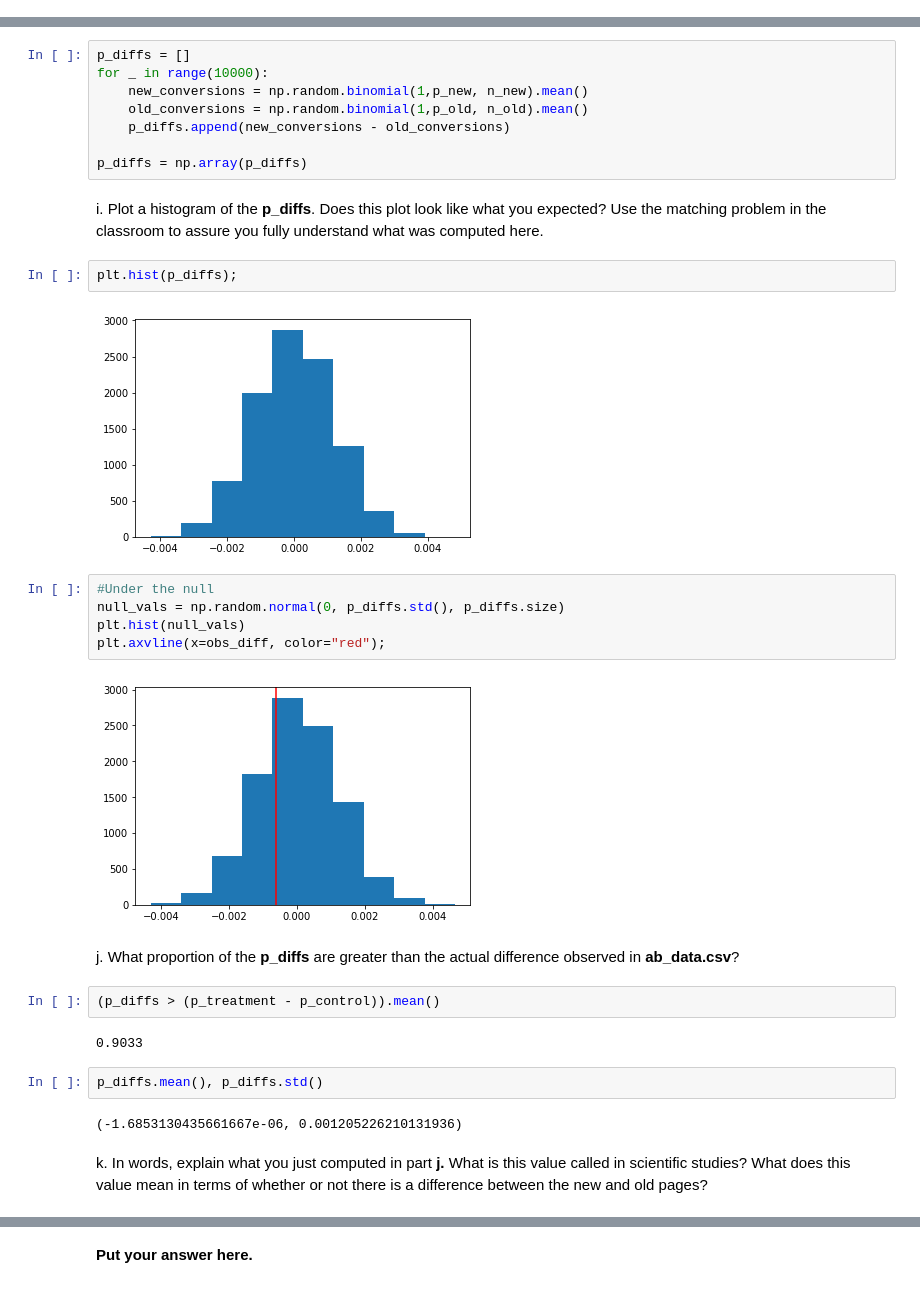
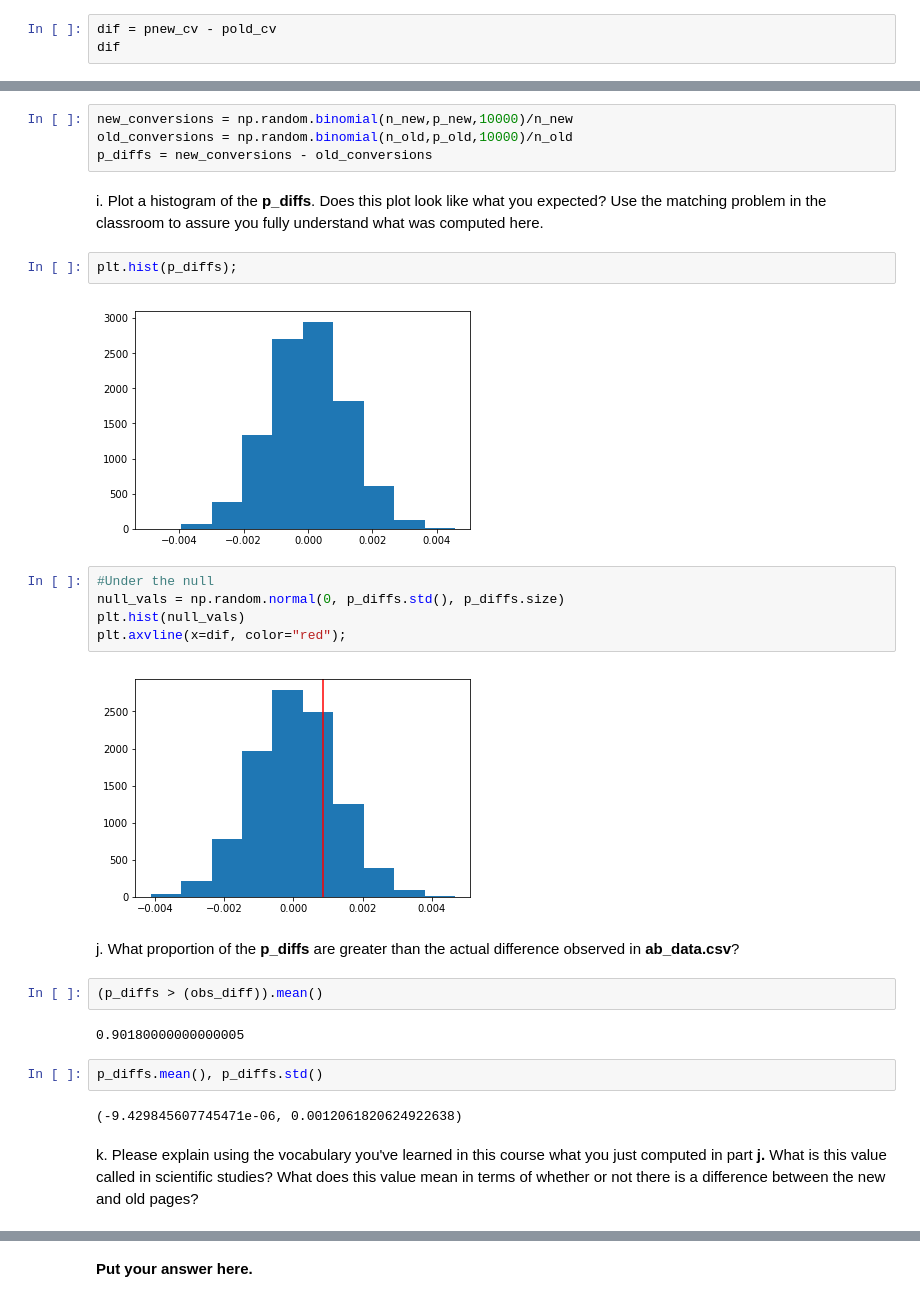
Before and after one commit to naomisn/Analyze-A-B-test, a Jupyter notebook: Analyze_ab_test_results_notebook.ipynb, the cells around one changed output, grey strips where cells are left out. Drawn from its saved outputs; the diff is of its cells as text.

Commit message:
part II ok

```diff
--- a/Analyze_ab_test_results_notebook.ipynb
+++ b/Analyze_ab_test_results_notebook.ipynb
@@ -271,0 +263,3 @@ obs_diff
+# %%
+dif = pnew_cv - pold_cv
+dif
@@ -274,33 +270,29 @@ h. Simulate 10,000 $p_{new}$ - $p_{old}$ values using this same process similarl
 # %%
-p_diffs = []
-for _ in range(10000):
-    new_conversions = np.random.binomial(1,p_new, n_new).mean()
-    old_conversions = np.random.binomial(1,p_old, n_old).mean()
-    p_diffs.append(new_conversions - old_conversions)
-
-p_diffs = np.array(p_diffs)
+new_conversions = np.random.binomial(n_new,p_new,10000)/n_new
+old_conversions = np.random.binomial(n_old,p_old,10000)/n_old
+p_diffs = new_conversions - old_conversions
 # %% [markdown]
 i. Plot a histogram of the **p_diffs**.  Does this plot look like what you expected?  Use the matching problem in the classroom to assure you fully understand what was computed here.
 # %%
 plt.hist(p_diffs);
 # %% [output]
-[figure, old version]
+[figure, new version]
 # %%
 #Under the null
 null_vals = np.random.normal(0, p_diffs.std(), p_diffs.size)
 plt.hist(null_vals)
-plt.axvline(x=obs_diff, color="red");
+plt.axvline(x=dif, color="red");
 # %% [output]
-[figure, old version]
+[figure, new version]
 # %% [markdown]
 j. What proportion of the **p_diffs** are greater than the actual difference observed in **ab_data.csv**?
 # %%
-(p_diffs > (p_treatment - p_control)).mean()
+(p_diffs > (obs_diff)).mean()
 # %% [output]
-0.9033
+0.90180000000000005
 # %%
 p_diffs.mean(), p_diffs.std()
 # %% [output]
-(-1.6853130435661667e-06, 0.001205226210131936)
+(-9.429845607745471e-06, 0.0012061820624922638)
 # %% [markdown]
-k. In words, explain what you just computed in part **j.**  What is this value called in scientific studies?  What does this value mean in terms of whether or not there is a difference between the new and old pages?
+k. Please explain using the vocabulary you've learned in this course what you just computed in part **j.**  What is this value called in scientific studies?  What does this value mean in terms of whether or not there is a difference between the new and old pages?
```
Also changed, not shown: parts of 60 cells of this notebook.
